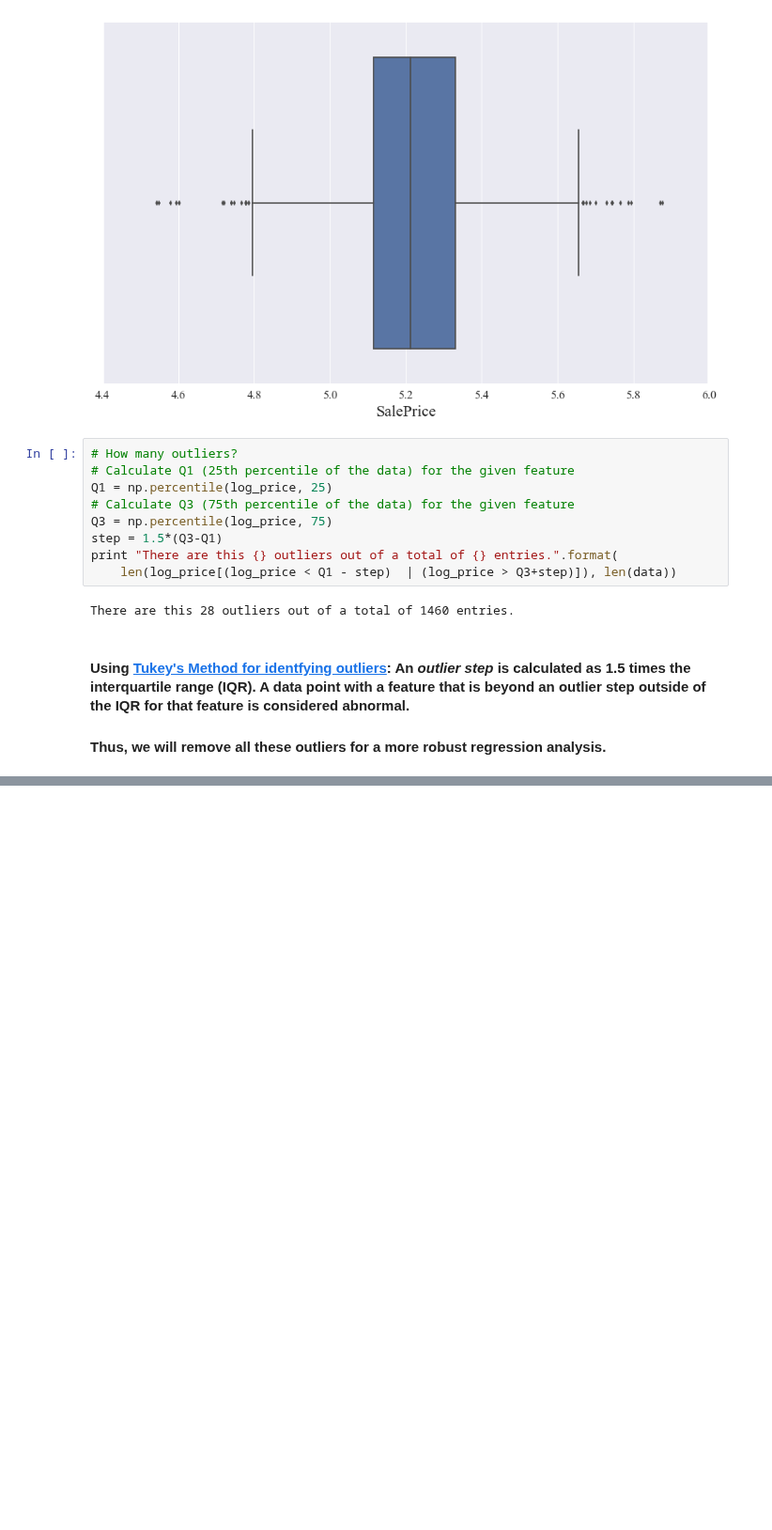
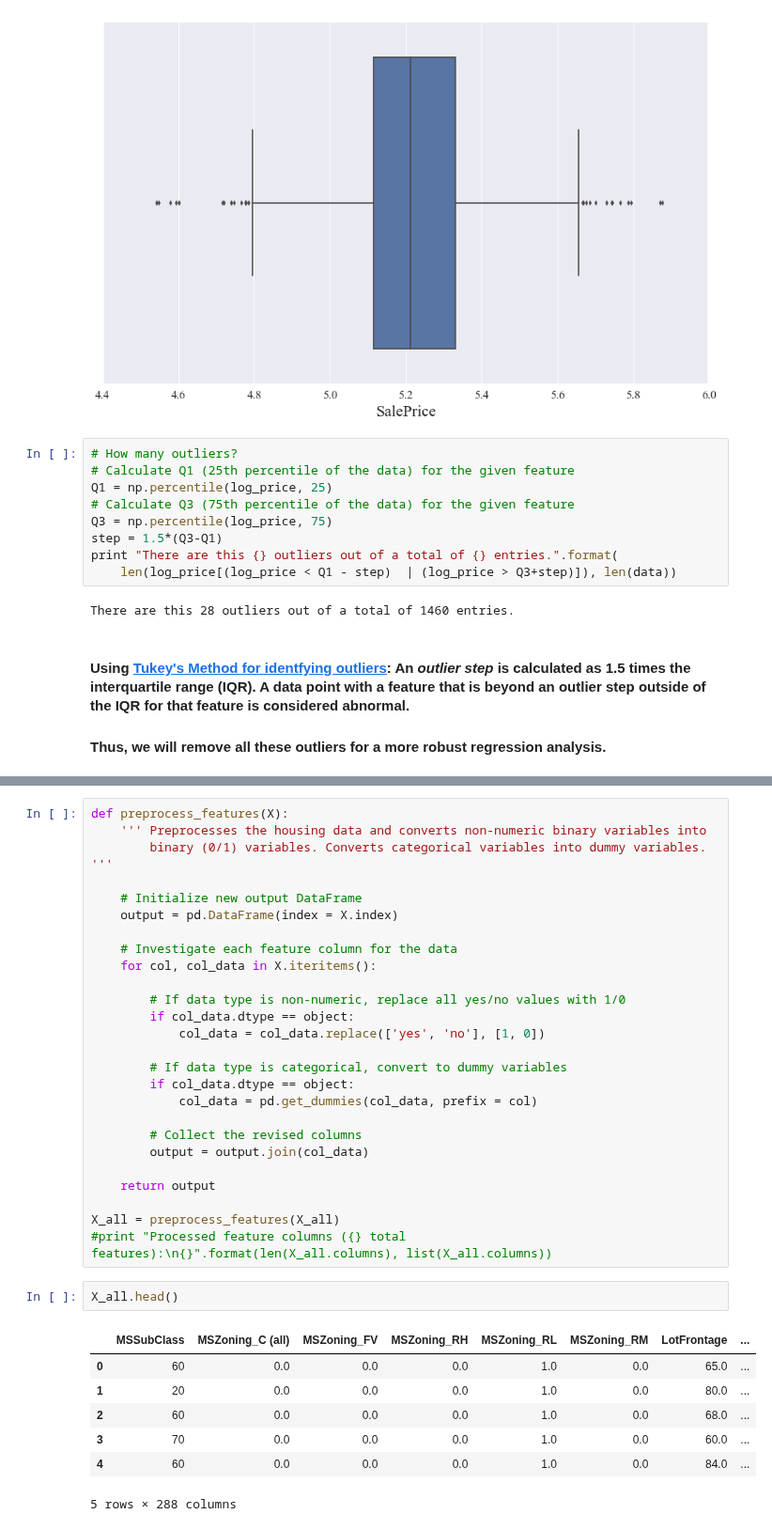
Before and after one commit to gmsardane/Predicting-Ames-Housing-Prices, a Jupyter notebook: Exploring and Predicting Ames Housing Prices.ipynb, the cells around one changed output, grey strips where cells are left out. Shown at 94% size. Cells and saved outputs as stored; diff of their text form; blank space fills up the shorter version.

```diff
--- a/Exploring and Predicting Ames Housing Prices.ipynb
+++ b/Exploring and Predicting Ames Housing Prices.ipynb
@@ -150,0 +200,36 @@ data_clean.head()
+# %%
+def preprocess_features(X):
+    ''' Preprocesses the housing data and converts non-numeric binary variables into
+        binary (0/1) variables. Converts categorical variables into dummy variables. '''
+
+    # Initialize new output DataFrame
+    output = pd.DataFrame(index = X.index)
+
+    # Investigate each feature column for the data
+    for col, col_data in X.iteritems():
+
+        # If data type is non-numeric, replace all yes/no values with 1/0
+        if col_data.dtype == object:
+            col_data = col_data.replace(['yes', 'no'], [1, 0])
+
+        # If data type is categorical, convert to dummy variables
+        if col_data.dtype == object:
+            col_data = pd.get_dummies(col_data, prefix = col)
+
+        # Collect the revised columns
+        output = output.join(col_data)
+
+    return output
+
+X_all = preprocess_features(X_all)
+#print "Processed feature columns ({} total features):\n{}".format(len(X_all.columns), list(X_all.columns))
+# %%
+X_all.head()
+# %% [output]
+|  | MSSubClass | MSZoning_C (all) | MSZoning_FV | MSZoning_RH | MSZoning_RL | MSZoning_RM | LotFrontage | ... |
+| 0 | 60 | 0.0 | 0.0 | 0.0 | 1.0 | 0.0 | 65.0 | ... |
+| 1 | 20 | 0.0 | 0.0 | 0.0 | 1.0 | 0.0 | 80.0 | ... |
+| 2 | 60 | 0.0 | 0.0 | 0.0 | 1.0 | 0.0 | 68.0 | ... |
+| 3 | 70 | 0.0 | 0.0 | 0.0 | 1.0 | 0.0 | 60.0 | ... |
+| 4 | 60 | 0.0 | 0.0 | 0.0 | 1.0 | 0.0 | 84.0 | ... |
+5 rows × 288 columns
```
Also changed, not shown: parts of 10 cells of this notebook.
